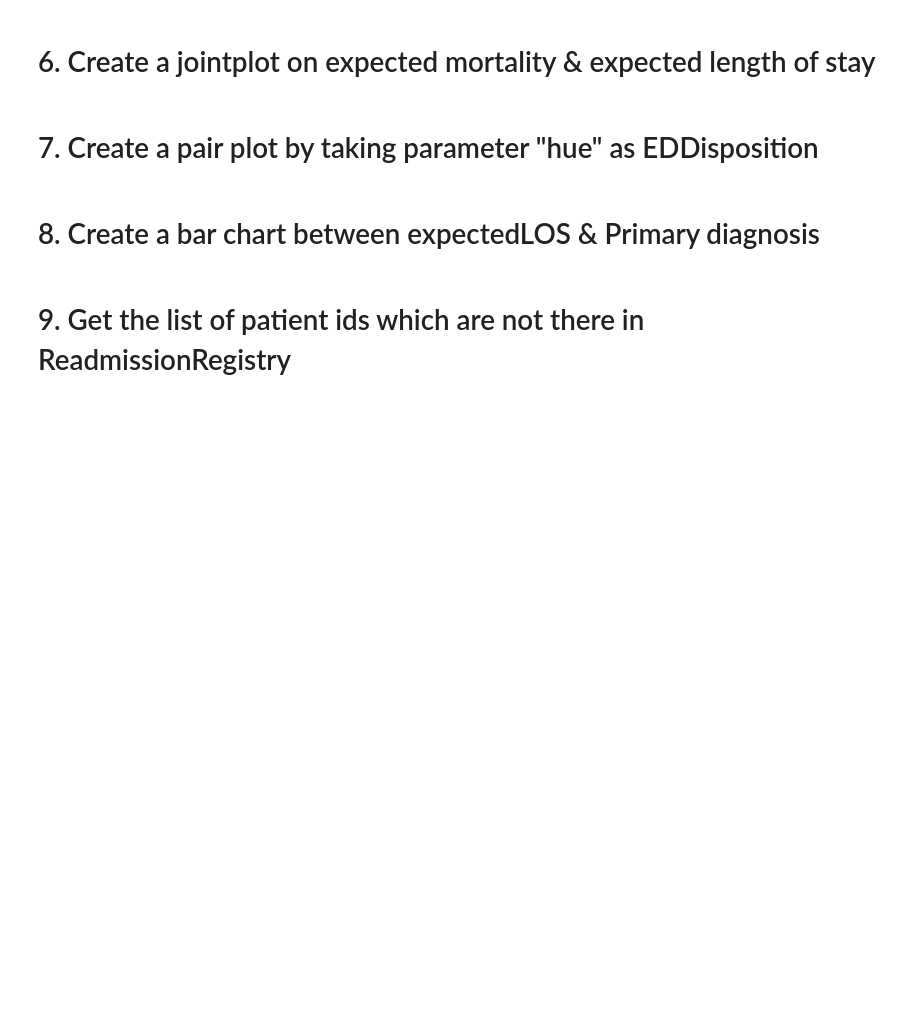
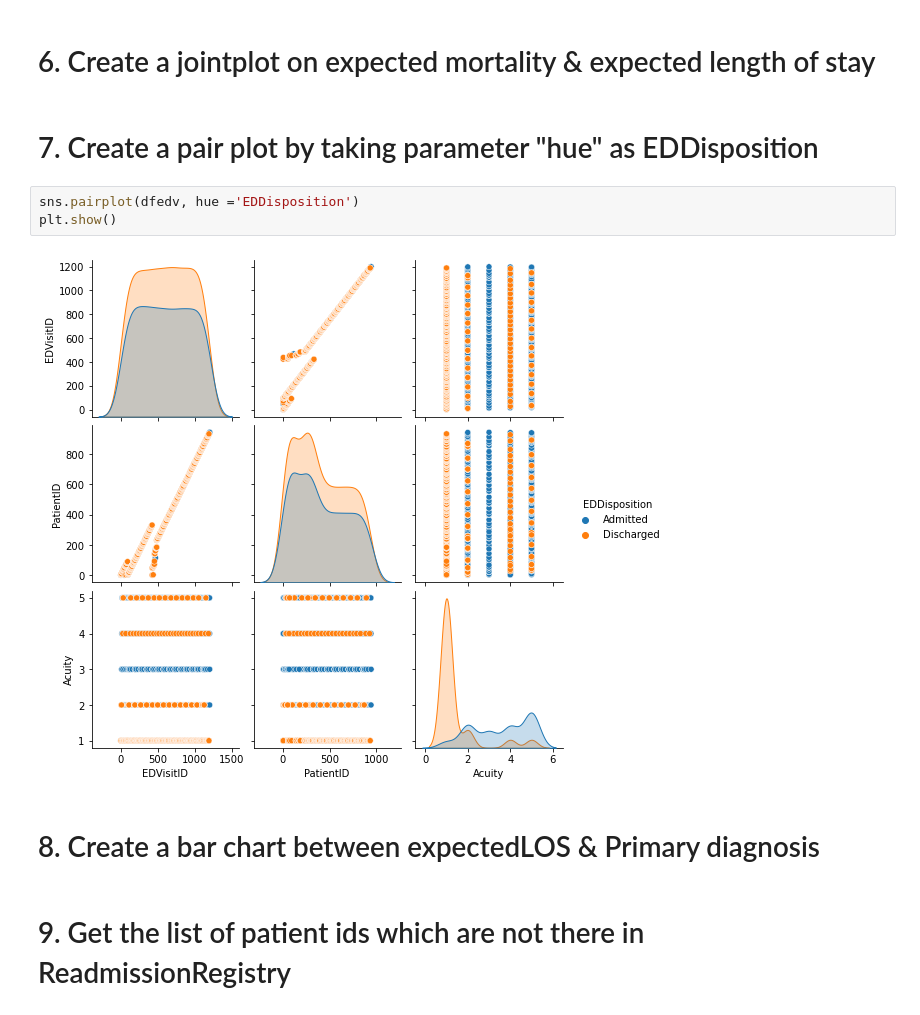
Before and after one commit to sharmaruchi02/Python_heckathon, a Jupyter notebook: Python_Hackathon_DataNinjas.ipynb, the cells around one changed output. Cells and saved outputs as stored; diff of their text form; blank space fills up the shorter version.

```diff
--- a/Python_Hackathon_DataNinjas.ipynb
+++ b/Python_Hackathon_DataNinjas.ipynb
@@ -36,6 +59,11 @@ sns.pairplot(dfreadm, diag_kind = 'kde')
 # 6. Create a jointplot on expected mortality & expected length of stay
 # %% [markdown]
 # 7. Create a pair plot by taking parameter "hue" as EDDisposition
+# %%
+sns.pairplot(dfedv, hue ='EDDisposition')
+plt.show()
+# %% [output]
+[figure, added]
 # %% [markdown]
 # 8. Create a bar chart between expectedLOS & Primary diagnosis
 # %% [markdown]
```
Also changed, not shown: parts of 61 cells of this notebook.
